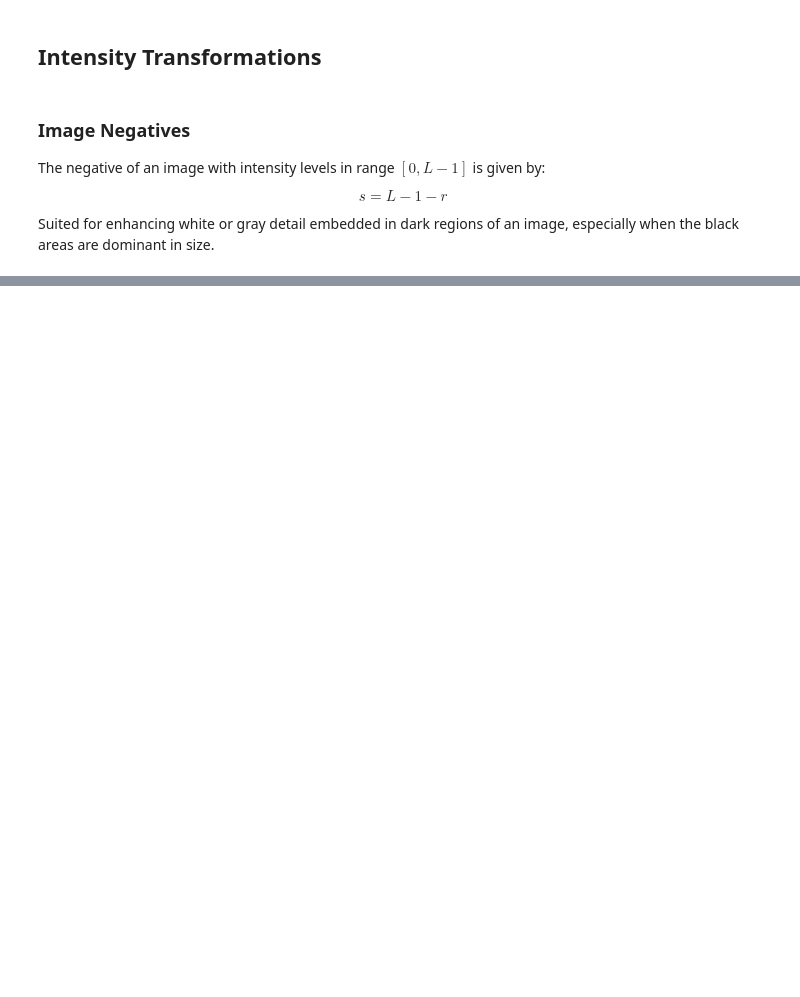
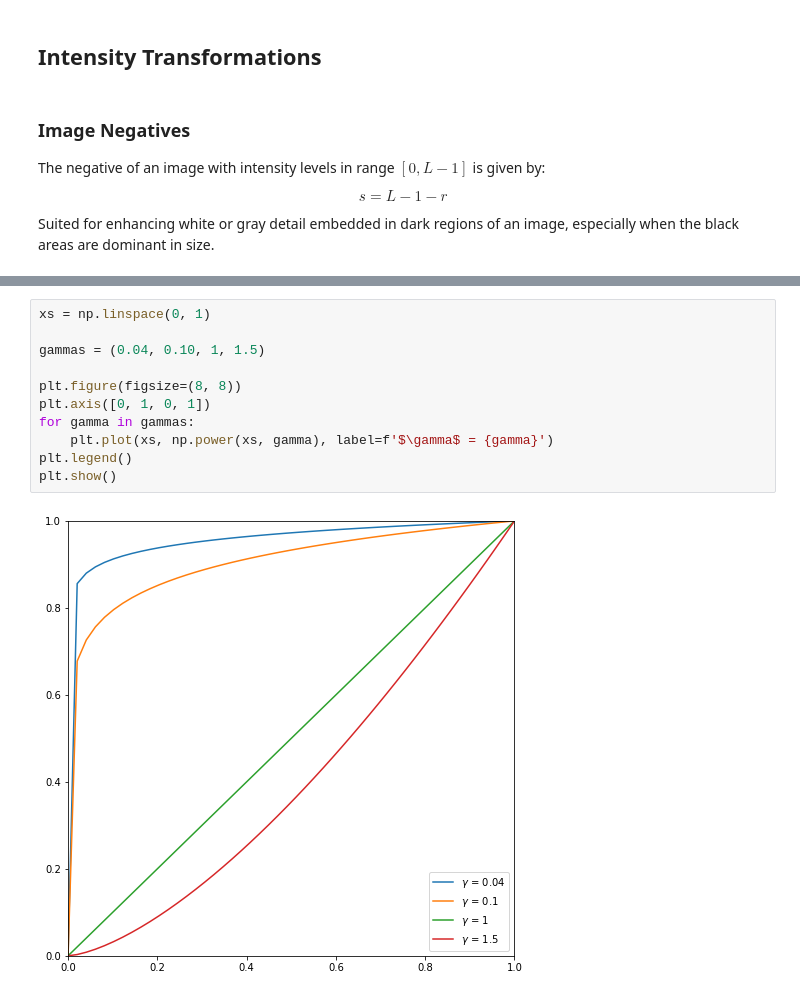
Before and after one commit to DeepWalter/DIP, a Jupyter notebook: chapter03/chapter3.ipynb, the cells around one changed output, grey strips where cells are left out. Saved outputs shown, nothing was run; the diff lists cells and outputs as text; blank space fills up the shorter version.

Commit message:
Add sections: log, gamma transformations.

```diff
--- a/chapter03/chapter3.ipynb
+++ b/chapter03/chapter3.ipynb
@@ -51,0 +74,13 @@ plt.show()
+# %%
+xs = np.linspace(0, 1)
+
+gammas = (0.04, 0.10, 1, 1.5)
+
+plt.figure(figsize=(8, 8))
+plt.axis([0, 1, 0, 1])
+for gamma in gammas:
+    plt.plot(xs, np.power(xs, gamma), label=f'$\gamma$ = {gamma}')
+plt.legend()
+plt.show()
+# %% [output]
+[figure, added]
```
Also changed, not shown: parts of 4 cells of this notebook.
